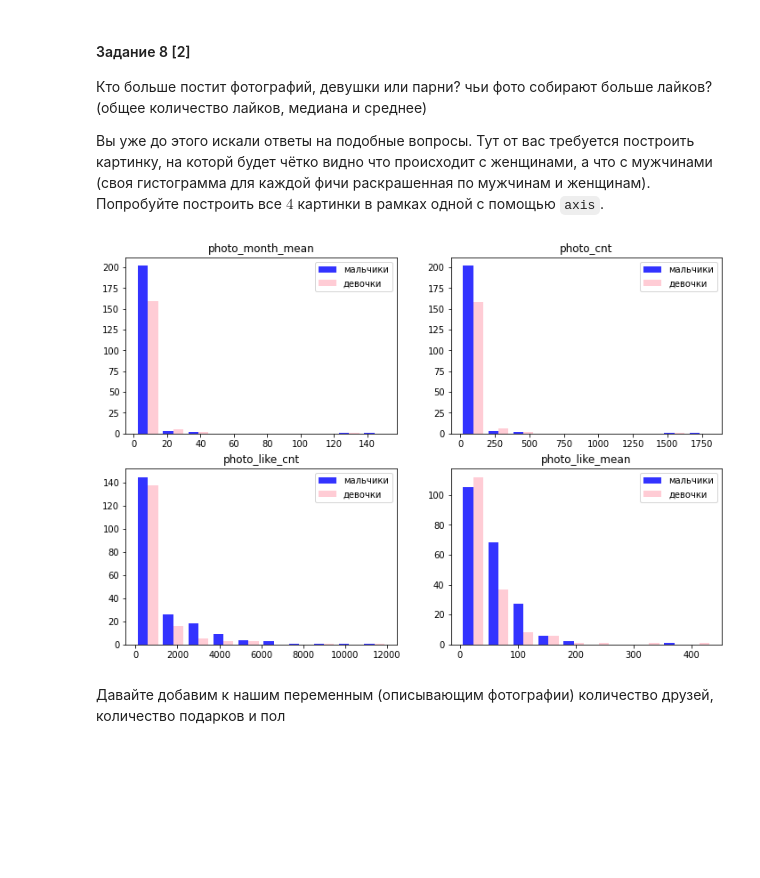
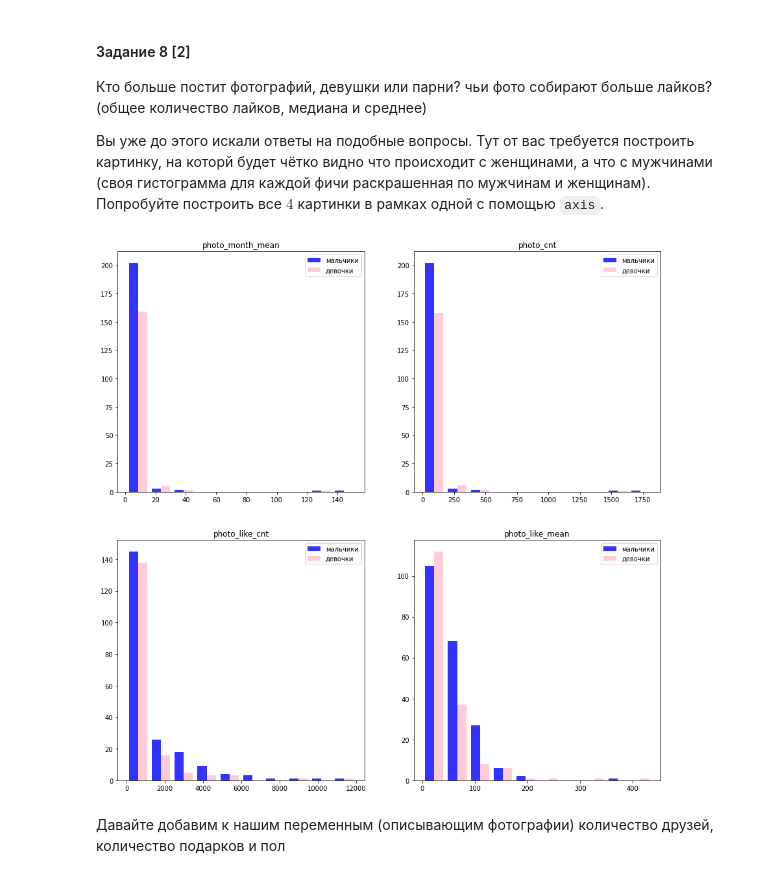
Before and after one commit to DenisKochetov/vk_hse_eda, a Jupyter notebook: hw1_3.ipynb, the cells around one changed output. Cells and saved outputs as stored; diff of their text form; code cells hidden in the pictures; blank space fills up the shorter version.

```diff
--- a/hw1_3.ipynb
+++ b/hw1_3.ipynb
@@ -528,15 +581,16 @@ array([[<AxesSubplot:title={'center':'photos_cnt'}>,
 # примерно такая картинка должна получиться
 # %%
 photo_cols = ['photo_month_mean', 'photo_cnt', 'photo_like_cnt', 'photo_like_mean']
+f, axs = plt.subplots(2,2,figsize=(15,15))
 for count, value in enumerate(photo_cols):
     plt.subplot(2, 2, count+1)
     plt.title(value)
     plt.hist([df[value][df.male_dummy == False], df[value][df.male_dummy == True]], color=colors, alpha=0.8, label=['мальчики', 'девочки'])
     plt.legend()
 
 plt.show()
 # %% [output]
-[figure, old version]
+[figure, new version]
 # %% [markdown]
 Давайте добавим к нашим переменным (описывающим фотографии) количество друзей, количество подарков и пол
 # %%
```
Also changed, not shown: parts of 41 cells of this notebook.
